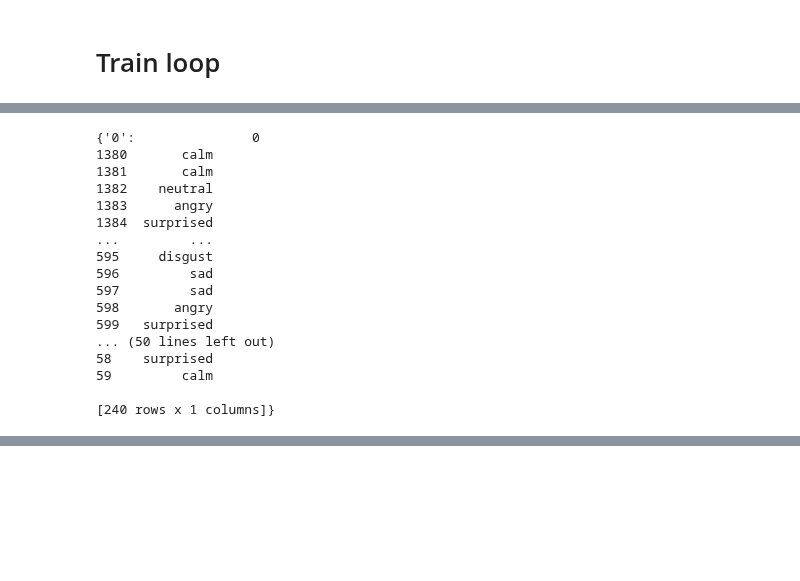
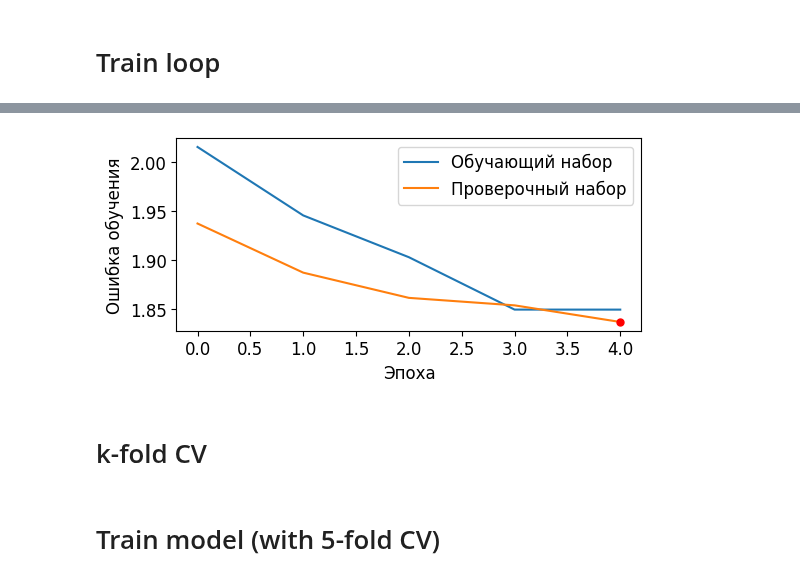
Before and after one commit to vortex2894/speech-emotion-recognition-system, a Jupyter notebook: notebooks/nn/SER-using-one_layer-dense-nn.ipynb, the cells around one changed output, grey strips where cells are left out. Drawn from its saved outputs; the diff is of its cells as text; code cells hidden in the pictures; blank space fills up the shorter version.

Commit message:
Basic NN (pytorch) with 5-fold CV is implemented (18-03-2024)

```diff
--- a/notebooks/nn/SER-using-one_layer-dense-nn.ipynb
+++ b/notebooks/nn/SER-using-one_layer-dense-nn.ipynb
@@ -23,6 +23,7 @@ def eval_step(engine, batch):
     return batch
 
 default_evaluator = Engine(eval_step)
+test_evaluator = Engine(eval_step)  # ?
 
 device = torch.device("cuda" if torch.cuda.is_available() else "cpu")
 # %% [markdown]
@@ -173,4 +127,6 @@ y_out = model(X)
 # %%
+# Этот код использовался для написания и отладки всех последующих процедур
+
 model = SER_one_layer_NN(306,8)
 n_epochs = 20
 
@@ -182,11 +138,11 @@ SER_data_set = SER_Dataset('')
 inds_train,inds_val,inds_test = SER_data_set.get_kth_fold_inds(0)
 train_set = torch.utils.data.dataset.Subset(SER_data_set, inds_train)
 val_set = torch.utils.data.dataset.Subset(SER_data_set, inds_val)
-# test_set = torch.utils.data.dataset.Subset(SER_data_set, inds_test)
+test_set = torch.utils.data.dataset.Subset(SER_data_set, inds_test)
 
 train_loader = torch.utils.data.DataLoader(train_set, batch_size=5,shuffle=True)  # num_workers=2
 val_loader = torch.utils.data.DataLoader(val_set, batch_size=5, shuffle=False)
-# test_loader = torch.utils.data.DataLoader(test_set, batch_size=1, shuffle=False)
+test_loader = torch.utils.data.DataLoader(test_set, batch_size=5, shuffle=False)
 
 metric = Recall()
 macro_metric = Recall(average=True)
@@ -194,6 +150,7 @@ macro_metric = Recall(average=True)
 metric.attach(default_evaluator, "recall")
 macro_metric.attach(default_evaluator, "macro recall")
 
+macro_metric.attach(test_evaluator, "macro recall")
 
 MODEL_PATH = "model_backup/model_nn.pt"
 loss_train_history = np.ndarray((n_epochs))
@@ -216,8 +173,6 @@ for epoch in range(1,n_epochs+1):
 
     # prediction on val set
     loss_val = 0.0
-    TP_TN_sum = 0
-    total = 0
     model.eval()
     val_pred = []
     val_true = []
@@ -257,6 +212,31 @@ for epoch in range(1,n_epochs+1):
 
 model.load_state_dict(torch.load(MODEL_PATH))
 
+# prediction on test set
+test_pred = []
+test_true = []
+model.eval()
+with torch.no_grad():
+    i = 0
+    for X, labels in test_loader:
+        pred = model(X)
+        # pred = torch.squeeze(pred,1)
+        # pred = torch.squeeze(pred)
+        # label = torch.squeeze(label,0)
+        _,labels = torch.max(labels, dim=1)
+
+        test_pred.append(pred)
+        test_true.append(labels)
+
+    test_pred = torch.cat(test_pred)
+    test_true = torch.cat(test_true)
+
+    test_evaluator.terminate()
+    state = test_evaluator.run([[test_pred, test_true]])
+
+UAR_test = state.metrics['macro recall']
+print(f' UAR_test = {UAR_test:.3f}')
+
 fig, ax = plt.subplots(figsize=(6,2.5))
 plt.rcParams.update({'font.size': 12})
 # plt.subplot(1,2,1)
@@ -508,20 +343,0 @@ X_k_folds, y_k_folds = get_custom_k_folds(X, y, IDs, group_members)
-# %%
-print(y_k_folds)
-# %% [output]
-{'0':               0
-1380       calm
-1381       calm
-1382    neutral
-1383      angry
-1384  surprised
-...         ...
-595     disgust
-596         sad
-597         sad
-598       angry
-599   surprised
-... (50 lines left out)
-58    surprised
-59         calm
-
-[240 rows x 1 columns]}
@@ -560,0 +344,11 @@ print(f"UAR: {uar}")
+# %%
+model = SER_one_layer_NN(306,8)
+n_epochs = 5
+
+optimizer = Adam(model.parameters(),lr=5e-4, weight_decay=1e-2) # weight_decay is L2 regularization
+loss_fn = nn.CrossEntropyLoss()
+
+SER_data_set = SER_Dataset('')
+
+loss_train_history, loss_val_history, loss_val_min, best_epoch = training_loop(n_epochs, optimizer, model, loss_fn, train_loader, val_loader)
+# %% [output]
@@ -560,0 +360,3 @@ print(f"UAR: {uar}")
+[figure, added]
+# %% [markdown]
+# k-fold CV
@@ -560,0 +441,2 @@ print(f"UAR: {uar}")
+# %% [markdown]
+# Train model (with 5-fold CV)
```
Also changed, not shown: parts of 17 cells of this notebook, 2 other files.
